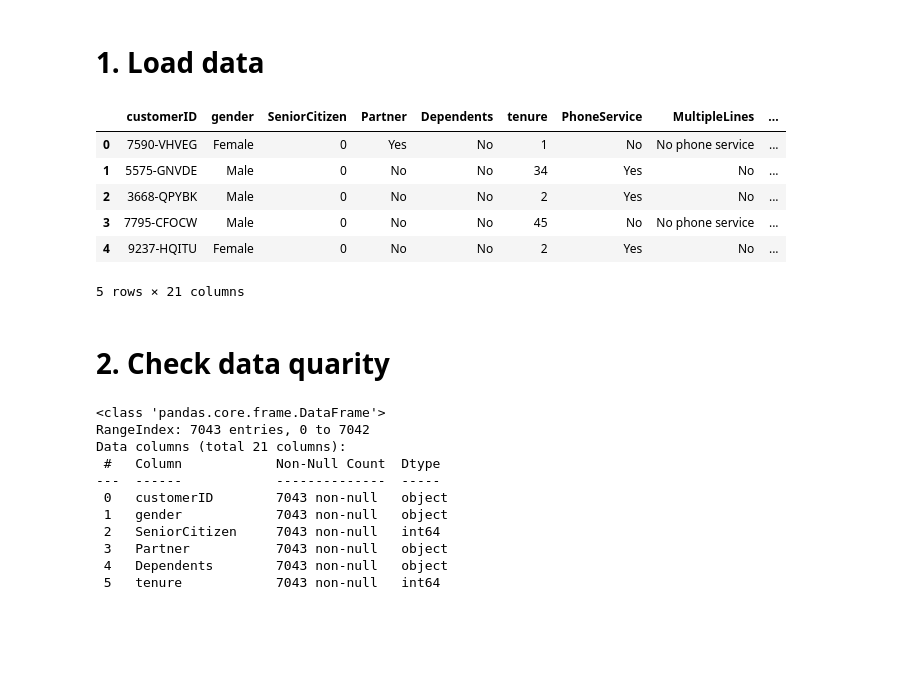
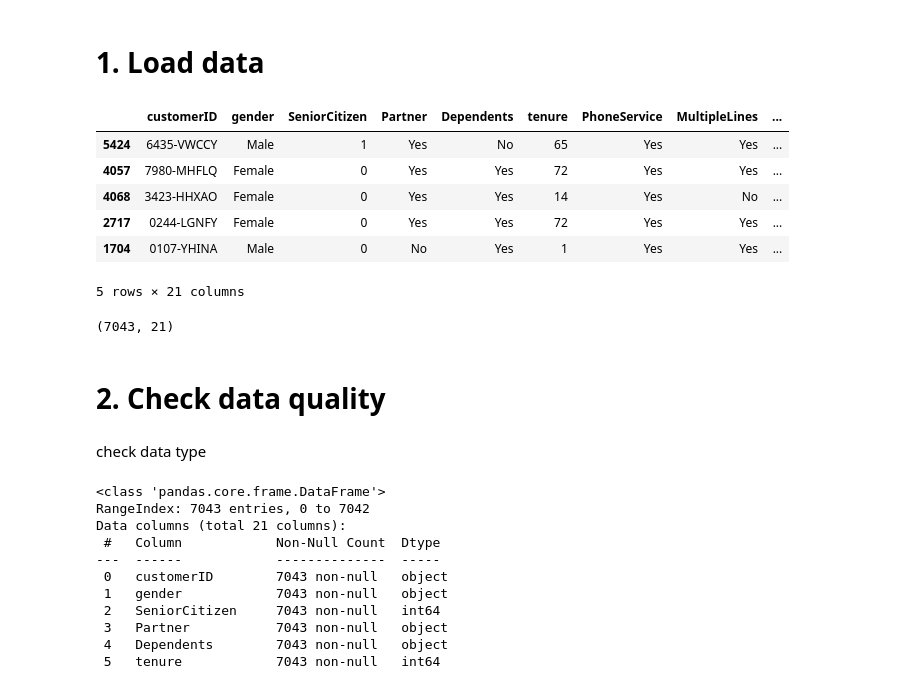
Before and after one commit to peerapat-t/telco_churn_prediction_model, a Jupyter notebook: telco churn prediction model.ipynb, the cells around one changed output. Drawn from its saved outputs; the diff is of its cells as text; code cells hidden in the pictures; blank space fills up the shorter version.

```diff
--- a/telco churn prediction model.ipynb
+++ b/telco churn prediction model.ipynb
@@ -26,14 +27,18 @@ import shap
 # %%
 df = pd.read_csv("WA_Fn-UseC_-Telco-Customer-Churn.csv")
 # %%
-df.head(5)
+df.sample(5)
 # %% [output]
 |  | customerID | gender | SeniorCitizen | Partner | Dependents | tenure | PhoneService | MultipleLines | ... |
-| 0 | 7590-VHVEG | Female | 0 | Yes | No | 1 | No | No phone service | ... |
-| 1 | 5575-GNVDE | Male | 0 | No | No | 34 | Yes | No | ... |
-| 2 | 3668-QPYBK | Male | 0 | No | No | 2 | Yes | No | ... |
-| 3 | 7795-CFOCW | Male | 0 | No | No | 45 | No | No phone service | ... |
-| 4 | 9237-HQITU | Female | 0 | No | No | 2 | Yes | No | ... |
+| 5424 | 6435-VWCCY | Male | 1 | Yes | No | 65 | Yes | Yes | ... |
+| 4057 | 7980-MHFLQ | Female | 0 | Yes | Yes | 72 | Yes | Yes | ... |
+| 4068 | 3423-HHXAO | Female | 0 | Yes | Yes | 14 | Yes | No | ... |
+| 2717 | 0244-LGNFY | Female | 0 | Yes | Yes | 72 | Yes | Yes | ... |
+| 1704 | 0107-YHINA | Male | 0 | No | Yes | 1 | Yes | Yes | ... |
 5 rows × 21 columns
+# %%
+df.shape
+# %% [output]
+(7043, 21)
 # %% [markdown]
-# 2. Check data quarity
+# 2. Check data quality
@@ -42,3 +45,5 @@ df.head(5)
+# %% [markdown]
+check data type
 # %%
 df.info()
 # %% [output]
```
Also changed, not shown: parts of 126 cells of this notebook, 2 other files.
